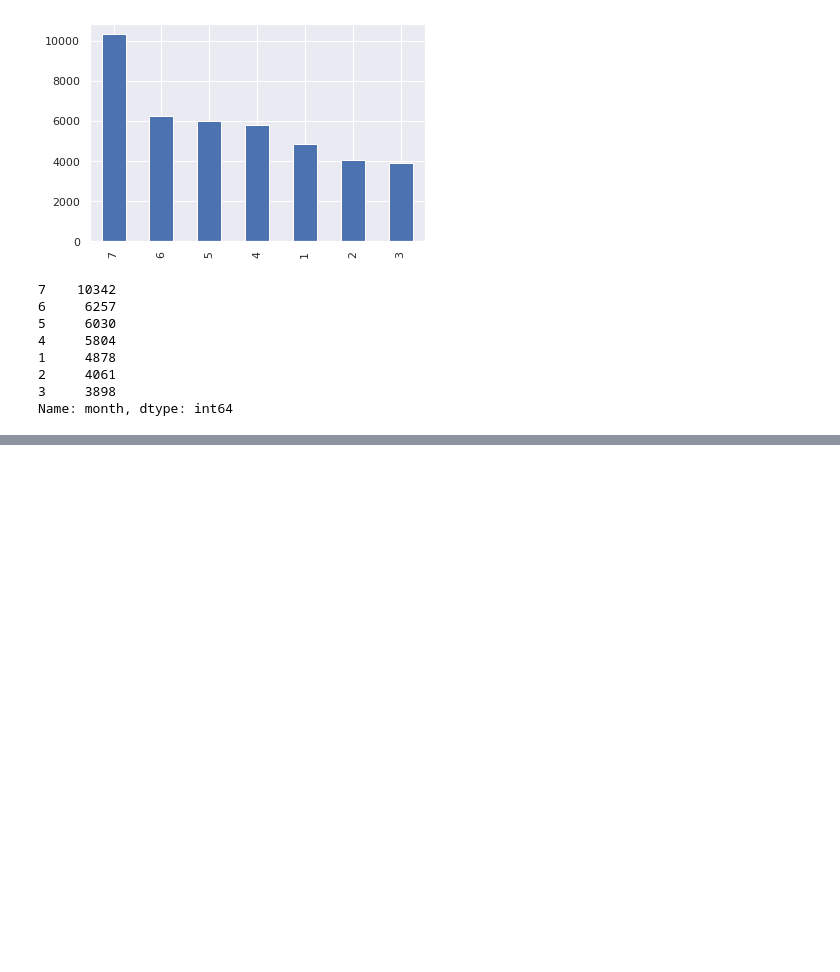
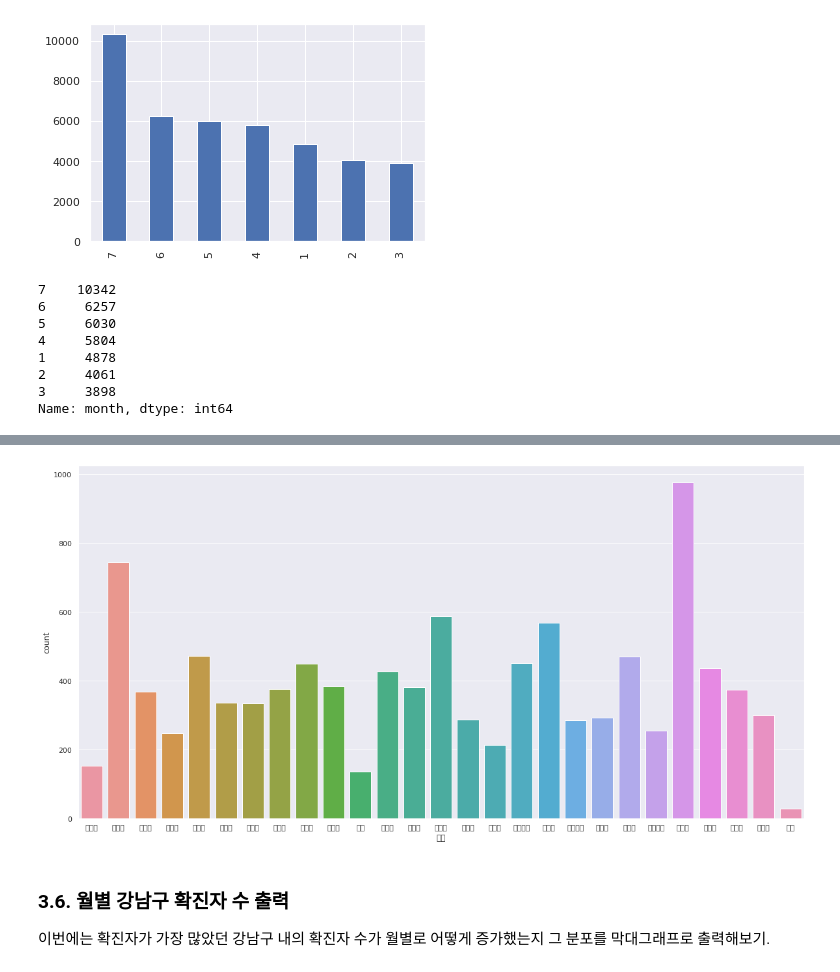
Before and after one commit to devssom/data-analysis, a Jupyter notebook: 코로나_확진자_데이터_분석.ipynb, the cells around one changed output, grey strips where cells are left out. Cells and saved outputs as stored; diff of their text form; code cells hidden in the pictures; blank space fills up the shorter version.

```diff
--- a/코로나_확진자_데이터_분석.ipynb
+++ b/코로나_확진자_데이터_분석.ipynb
@@ -231,0 +371,13 @@ Name: month, dtype: int64
+# %%
+# 그래프를 출력.
+
+plt.figure(figsize=(20,10))
+sns.set(font="NanumBarunGothic",
+        rc={"axes.unicode_minus":False},
+        style='darkgrid')
+ax = sns.countplot(x="지역", data=corona_out_region[corona_out_region['month'] == 7])
+# %% [output]
+[figure, added]
+# %% [markdown]
+### 3.6. 월별 강남구 확진자 수 출력
+이번에는 확진자가 가장 많았던 강남구 내의 확진자 수가 월별로 어떻게 증가했는지 그 분포를 막대그래프로 출력해보기.
```
Also changed, not shown: parts of 30 cells of this notebook.
